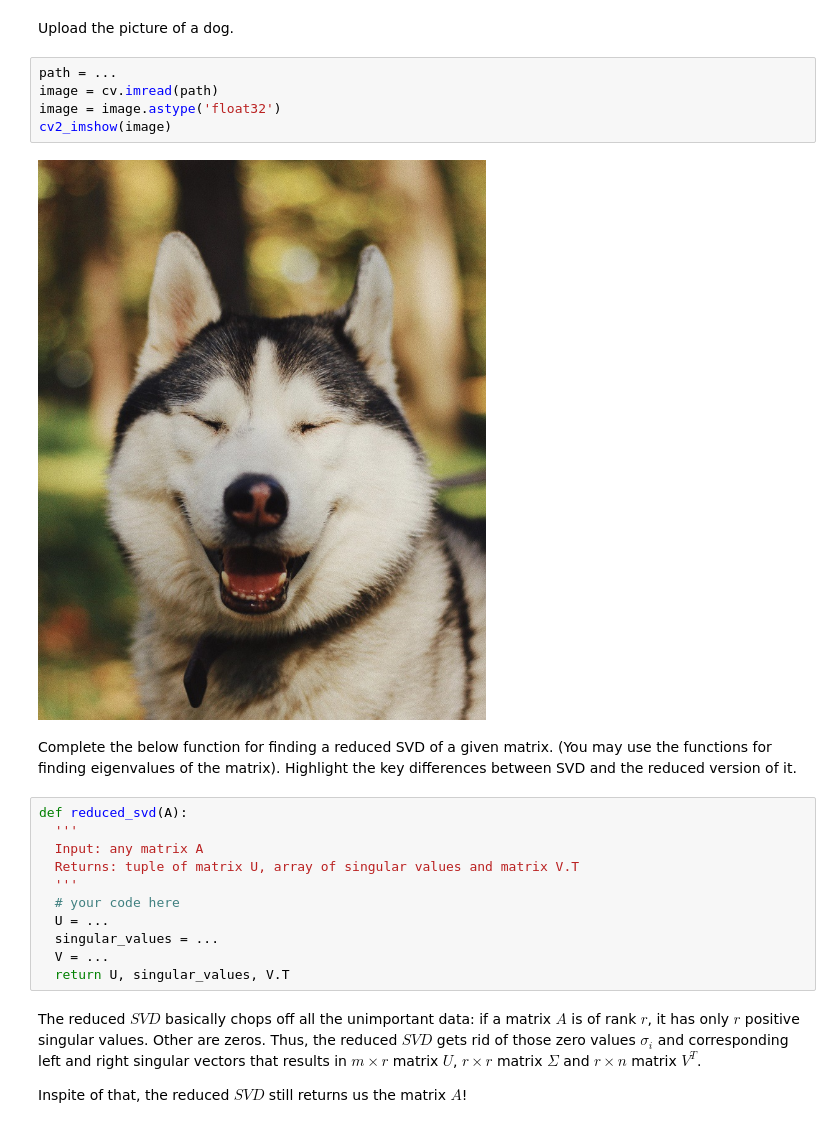
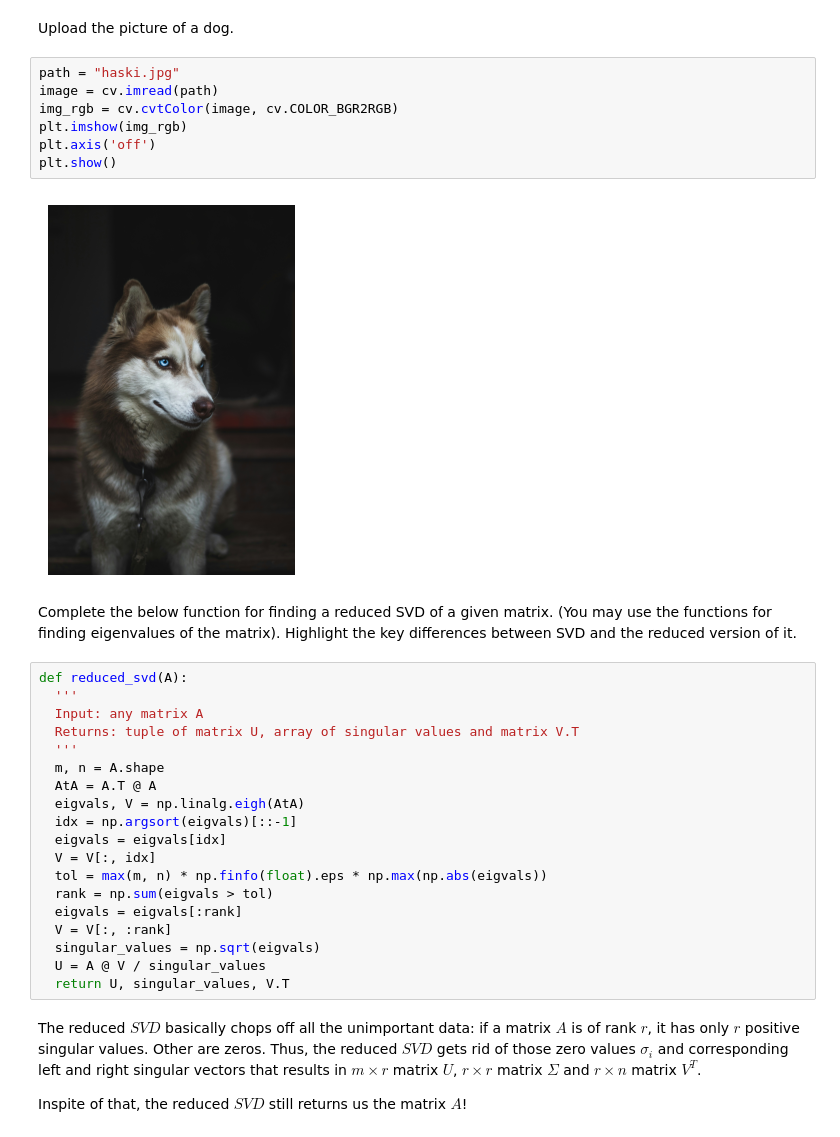
Before and after one commit to Zaharkos/Lab3_LA, a Jupyter notebook: LA_Lab_3_Zubrytska_Talan_Veresniuk_Marchenko.ipynb, the cells around one changed output. Drawn from its saved outputs; the diff is of its cells as text.

Commit message:
image compression using SVD

```diff
--- a/LA_Lab_3_Zubrytska_Talan_Veresniuk_Marchenko.ipynb
+++ b/LA_Lab_3_Zubrytska_Talan_Veresniuk_Marchenko.ipynb
@@ -202,13 +202,15 @@ so its SVD and spectral decomposition are exactly the same.
 ### Image compression using SVD (1 pts)
 # %% [markdown]
 Upload the picture of a dog.
-# %%
-path = ...
-image = cv.imread(path)
-image = image.astype('float32')
-cv2_imshow(image)
-# %% [output]
-[figure, removed]
+# %%
+path = "haski.jpg"
+image = cv.imread(path)
+img_rgb = cv.cvtColor(image, cv.COLOR_BGR2RGB)
+plt.imshow(img_rgb)
+plt.axis('off')
+plt.show()
+# %% [output]
+[figure, added]
 # %% [markdown]
 Complete the below function for finding a reduced SVD of a given matrix. (You may use the functions for finding eigenvalues of the matrix). Highlight the key differences between SVD and the reduced version of it.
 # %%
@@ -217,10 +219,18 @@ def reduced_svd(A):
   Input: any matrix A
   Returns: tuple of matrix U, array of singular values and matrix V.T
   '''
-  # your code here
-  U = ...
-  singular_values = ...
-  V = ...
+  m, n = A.shape
+  AtA = A.T @ A
+  eigvals, V = np.linalg.eigh(AtA)
+  idx = np.argsort(eigvals)[::-1]
+  eigvals = eigvals[idx]
+  V = V[:, idx]
+  tol = max(m, n) * np.finfo(float).eps * np.max(np.abs(eigvals))
+  rank = np.sum(eigvals > tol)
+  eigvals = eigvals[:rank]
+  V = V[:, :rank]
+  singular_values = np.sqrt(eigvals)
+  U = A @ V / singular_values
   return U, singular_values, V.T
 # %% [markdown]
 The reduced $SVD$ basically chops off all the unimportant data: if a matrix $A$ is of rank $r$, it has only $r$ positive singular values. Other are zeros.
```
Also changed, not shown: parts of 8 cells of this notebook, 1 other file.
